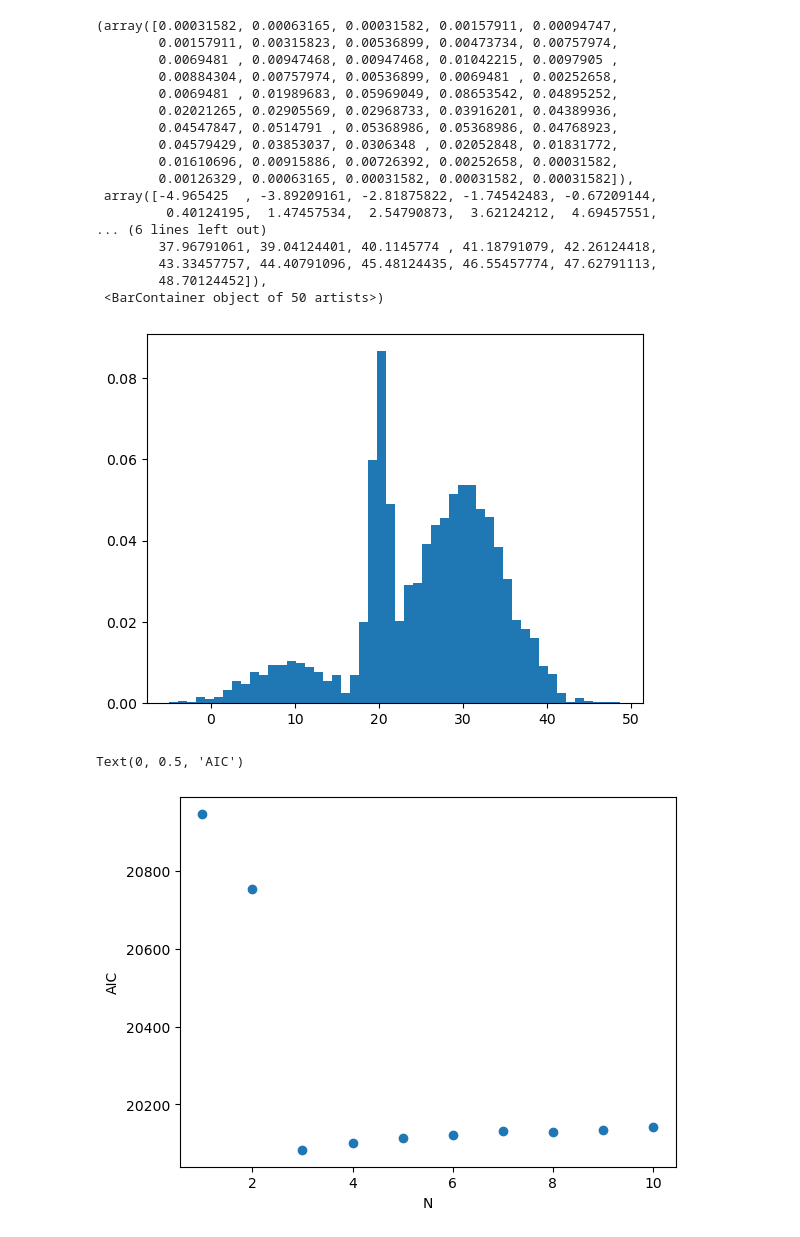
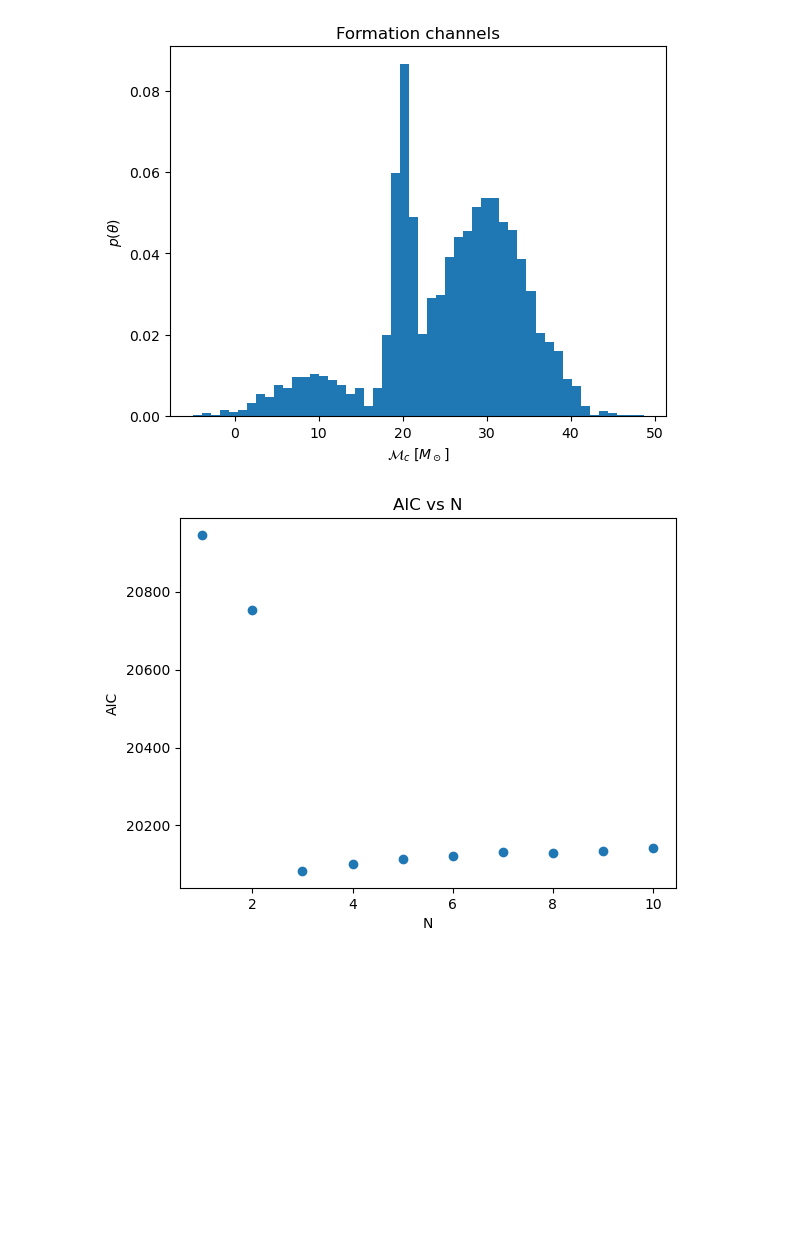
Before and after one commit to om-erika/astrostatistics_bicocca_2024, a Jupyter notebook: working/BH_formation_channels.ipynb, the cells around one changed output. Saved outputs shown, nothing was run; the diff lists cells and outputs as text; code cells hidden in the pictures; blank space fills up the shorter version.

```diff
--- a/working/BH_formation_channels.ipynb
+++ b/working/BH_formation_channels.ipynb
@@ -5,25 +5,12 @@ from sklearn.mixture import GaussianMixture
 # %%
 dati = np.load('C:/Users/hp/.spyder-py3/astrostatistics_bicocca_2024/solutions/formationchannels.npy')
 plt.hist(dati, bins = 50, density = True)
+plt.xlabel(r'$\mathcal{M}_c$ $[M_\odot]$')
+plt.ylabel(r'$p(\theta)$')
+plt.title('Formation channels')
+plt.show()
 # %% [output]
-(array([0.00031582, 0.00063165, 0.00031582, 0.00157911, 0.00094747,
-        0.00157911, 0.00315823, 0.00536899, 0.00473734, 0.00757974,
-        0.0069481 , 0.00947468, 0.00947468, 0.01042215, 0.0097905 ,
-        0.00884304, 0.00757974, 0.00536899, 0.0069481 , 0.00252658,
-        0.0069481 , 0.01989683, 0.05969049, 0.08653542, 0.04895252,
-        0.02021265, 0.02905569, 0.02968733, 0.03916201, 0.04389936,
-        0.04547847, 0.0514791 , 0.05368986, 0.05368986, 0.04768923,
-        0.04579429, 0.03853037, 0.0306348 , 0.02052848, 0.01831772,
-        0.01610696, 0.00915886, 0.00726392, 0.00252658, 0.00031582,
-        0.00126329, 0.00063165, 0.00031582, 0.00031582, 0.00031582]),
- array([-4.965425  , -3.89209161, -2.81875822, -1.74542483, -0.67209144,
-         0.40124195,  1.47457534,  2.54790873,  3.62124212,  4.69457551,
-... (6 lines left out)
-        37.96791061, 39.04124401, 40.1145774 , 41.18791079, 42.26124418,
-        43.33457757, 44.40791096, 45.48124435, 46.55457774, 47.62791113,
-        48.70124452]),
- <BarContainer object of 50 artists>)
-[figure, old version]
+[figure, new version]
 # %%
 N = [1,2,3,4,5,6,7,8,9,10]
 AIC = []
@@ -38,9 +25,10 @@ for i in N:
 plt.scatter(N, AIC)
 plt.xlabel('N')
 plt.ylabel('AIC')
+plt.title('AIC vs N')
+plt.show()
 # %% [output]
-Text(0, 0.5, 'AIC')
-[figure, old version]
+[figure, new version]
 # %%
 a = np.linspace(0,50)
 
```
Also changed, not shown: parts of 4 cells of this notebook.
